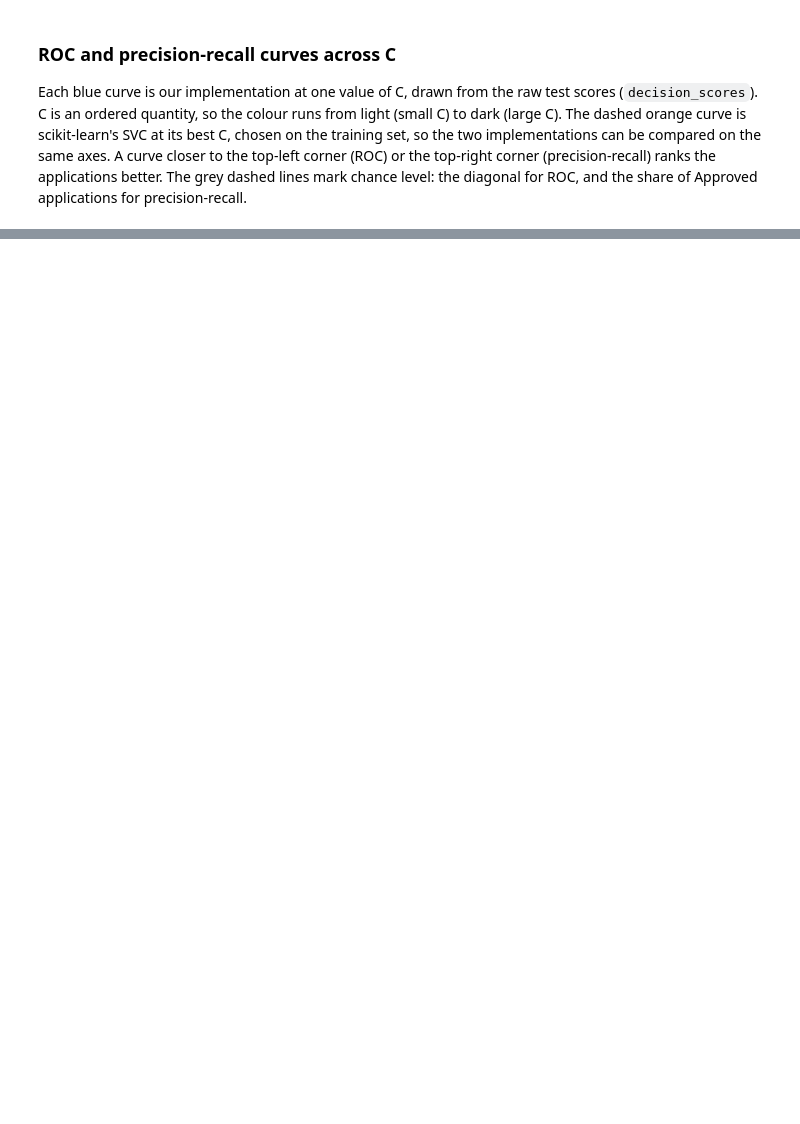
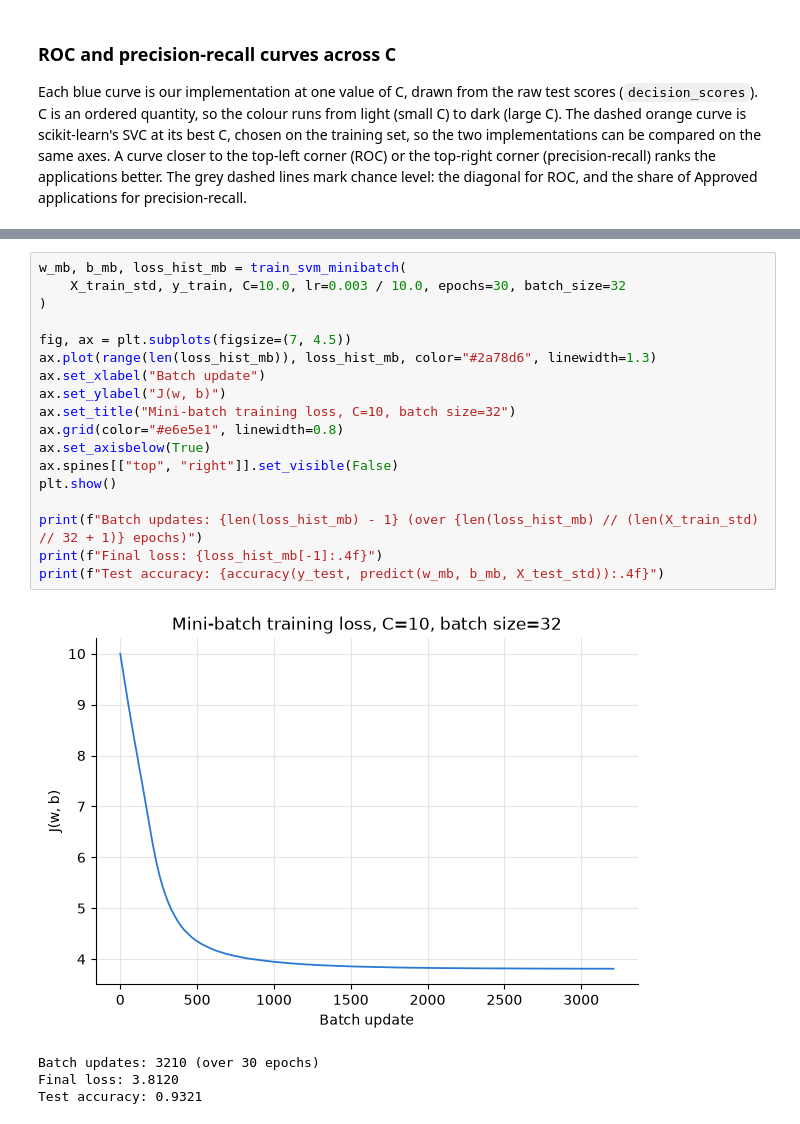
Before and after one commit to RocketBug/32513_ADAA_AT_2, a Jupyter notebook: support_vector_machine.ipynb, the cells around one changed output, grey strips where cells are left out. Cells and saved outputs as stored; diff of their text form; blank space fills up the shorter version.

```diff
--- a/support_vector_machine.ipynb
+++ b/support_vector_machine.ipynb
@@ -697,0 +763,23 @@ scikit-learn SVC, best C        0.9627   0.9786
+# %%
+w_mb, b_mb, loss_hist_mb = train_svm_minibatch(
+    X_train_std, y_train, C=10.0, lr=0.003 / 10.0, epochs=30, batch_size=32
+)
+
+fig, ax = plt.subplots(figsize=(7, 4.5))
+ax.plot(range(len(loss_hist_mb)), loss_hist_mb, color="#2a78d6", linewidth=1.3)
+ax.set_xlabel("Batch update")
+ax.set_ylabel("J(w, b)")
+ax.set_title("Mini-batch training loss, C=10, batch size=32")
+ax.grid(color="#e6e5e1", linewidth=0.8)
+ax.set_axisbelow(True)
+ax.spines[["top", "right"]].set_visible(False)
+plt.show()
+
+print(f"Batch updates: {len(loss_hist_mb) - 1} (over {len(loss_hist_mb) // (len(X_train_std) // 32 + 1)} epochs)")
+print(f"Final loss: {loss_hist_mb[-1]:.4f}")
+print(f"Test accuracy: {accuracy(y_test, predict(w_mb, b_mb, X_test_std)):.4f}")
+# %% [output]
+[figure, added]
+Batch updates: 3210 (over 30 epochs)
+Final loss: 3.8120
+Test accuracy: 0.9321
```
Also changed, not shown: parts of 17 cells of this notebook.
